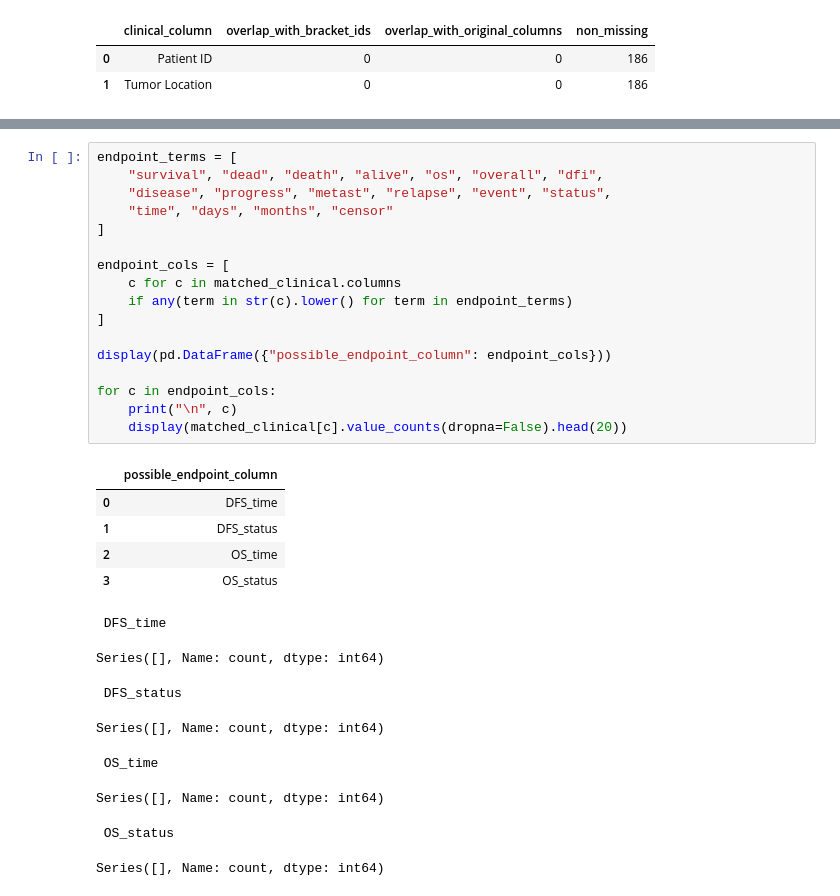
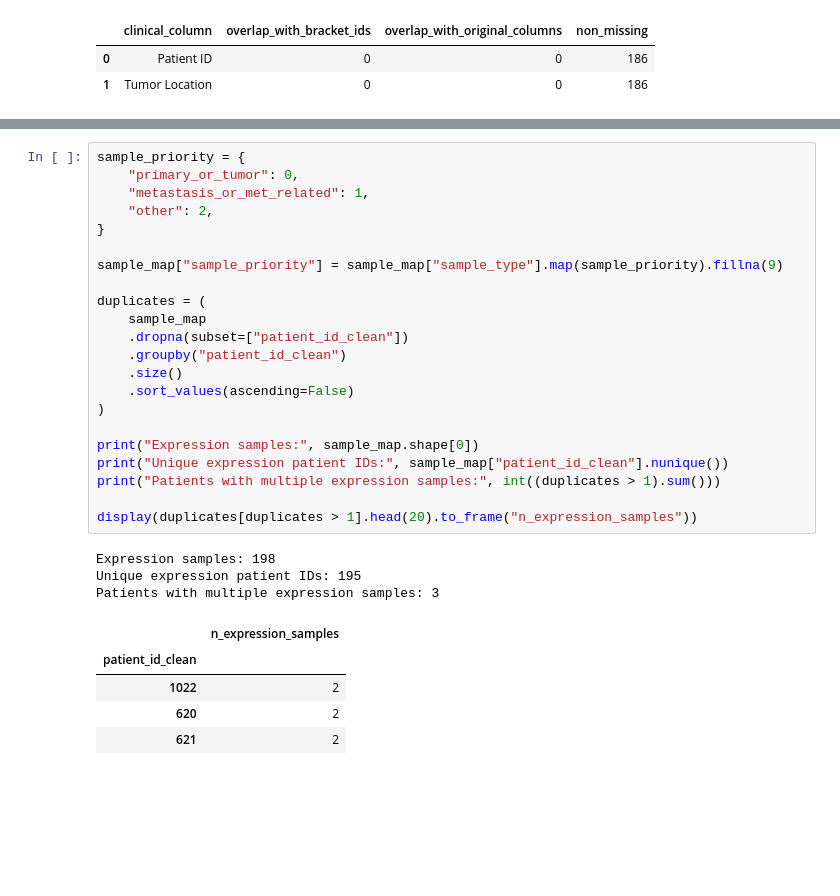
Before and after one commit to Helen2813/paper4_sarcoma_dog, a Jupyter notebook: notebooks/02_dog2_clinical_match.ipynb, the cells around one changed output, grey strips where cells are left out. Drawn from its saved outputs; the diff is of its cells as text; blank space fills up the shorter version.

```diff
--- a/notebooks/02_dog2_clinical_match.ipynb
+++ b/notebooks/02_dog2_clinical_match.ipynb
@@ -180,31 +221,31 @@ Matched samples: 0
 # %%
-endpoint_terms = [
-    "survival", "dead", "death", "alive", "os", "overall", "dfi",
-    "disease", "progress", "metast", "relapse", "event", "status",
-    "time", "days", "months", "censor"
-]
+sample_priority = {
+    "primary_or_tumor": 0,
+    "metastasis_or_met_related": 1,
+    "other": 2,
+}
 
-endpoint_cols = [
-    c for c in matched_clinical.columns
-    if any(term in str(c).lower() for term in endpoint_terms)
-]
+sample_map["sample_priority"] = sample_map["sample_type"].map(sample_priority).fillna(9)
 
-display(pd.DataFrame({"possible_endpoint_column": endpoint_cols}))
+duplicates = (
+    sample_map
+    .dropna(subset=["patient_id_clean"])
+    .groupby("patient_id_clean")
+    .size()
+    .sort_values(ascending=False)
+)
 
-for c in endpoint_cols:
-    print("\n", c)
-    display(matched_clinical[c].value_counts(dropna=False).head(20))
+print("Expression samples:", sample_map.shape[0])
+print("Unique expression patient IDs:", sample_map["patient_id_clean"].nunique())
+print("Patients with multiple expression samples:", int((duplicates > 1).sum()))
+
+display(duplicates[duplicates > 1].head(20).to_frame("n_expression_samples"))
 # %% [output]
+Expression samples: 198
+Unique expression patient IDs: 195
+Patients with multiple expression samples: 3
-|  | possible_endpoint_column |
-| 0 | DFS_time |
-| 1 | DFS_status |
-| 2 | OS_time |
-| 3 | OS_status |
+|  | n_expression_samples |
+| patient_id_clean |  |
+| 1022 | 2 |
+| 620 | 2 |
+| 621 | 2 |
- DFS_time
-Series([], Name: count, dtype: int64)
- DFS_status
-Series([], Name: count, dtype: int64)
- OS_time
-Series([], Name: count, dtype: int64)
- OS_status
-Series([], Name: count, dtype: int64)
```
Also changed, not shown: parts of 5 cells of this notebook, 1 other file.
